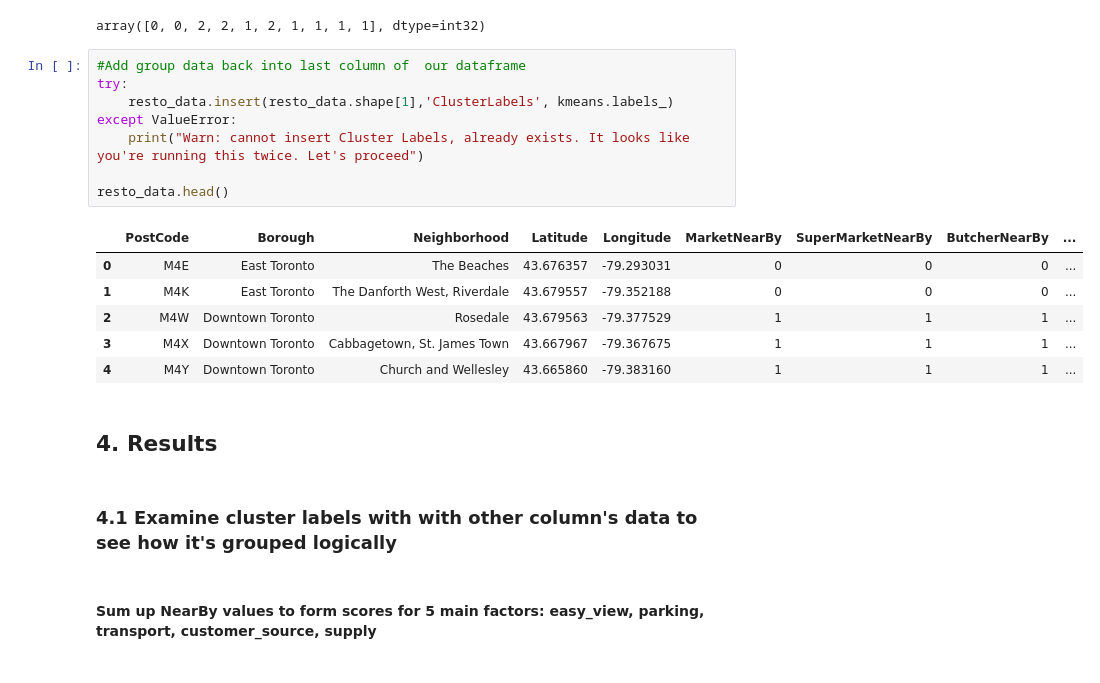
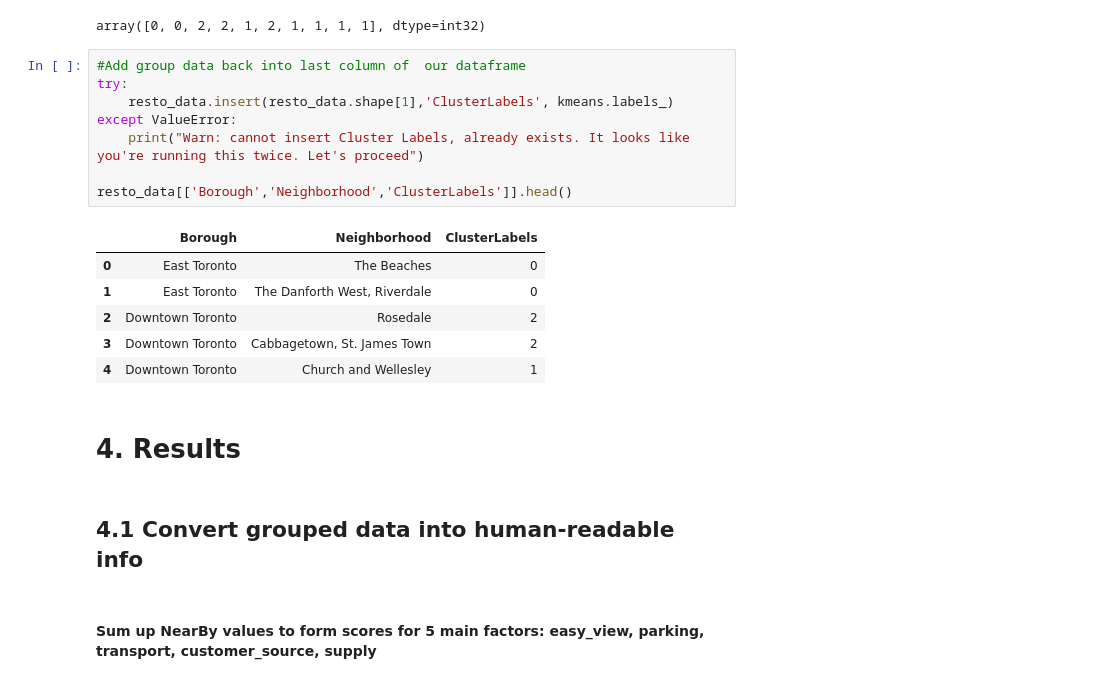
Before and after one commit to kembox/Coursera_Capstone, a Jupyter notebook: Toronto_restaurant_location_analysis.ipynb, the cells around one changed output. Drawn from its saved outputs; the diff is of its cells as text.

```diff
--- a/Toronto_restaurant_location_analysis.ipynb
+++ b/Toronto_restaurant_location_analysis.ipynb
@@ -270,22 +265,22 @@ array([0, 0, 2, 2, 1, 2, 1, 1, 1, 1], dtype=int32)
 # %%
 #Add group data back into last column of  our dataframe
 try:
     resto_data.insert(resto_data.shape[1],'ClusterLabels', kmeans.labels_)
 except ValueError:
     print("Warn: cannot insert Cluster Labels, already exists. It looks like you're running this twice. Let's proceed")
 
-resto_data.head()
+resto_data[['Borough','Neighborhood','ClusterLabels']].head()
 # %% [output]
-|  | PostCode | Borough | Neighborhood | Latitude | Longitude | MarketNearBy | SuperMarketNearBy | ButcherNearBy | ... |
-| 0 | M4E | East Toronto | The Beaches | 43.676357 | -79.293031 | 0 | 0 | 0 | ... |
-| 1 | M4K | East Toronto | The Danforth West, Riverdale | 43.679557 | -79.352188 | 0 | 0 | 0 | ... |
-| 2 | M4W | Downtown Toronto | Rosedale | 43.679563 | -79.377529 | 1 | 1 | 1 | ... |
-| 3 | M4X | Downtown Toronto | Cabbagetown, St. James Town | 43.667967 | -79.367675 | 1 | 1 | 1 | ... |
-| 4 | M4Y | Downtown Toronto | Church and Wellesley | 43.665860 | -79.383160 | 1 | 1 | 1 | ... |
+|  | Borough | Neighborhood | ClusterLabels |
+| 0 | East Toronto | The Beaches | 0 |
+| 1 | East Toronto | The Danforth West, Riverdale | 0 |
+| 2 | Downtown Toronto | Rosedale | 2 |
+| 3 | Downtown Toronto | Cabbagetown, St. James Town | 2 |
+| 4 | Downtown Toronto | Church and Wellesley | 1 |
 # %% [markdown]
-## 4. Results
+# 4. Results
-# %% [markdown]
-### 4.1 Examine cluster labels with with other column's data to see how it's grouped logically
+# %% [markdown]
+## 4.1 Convert grouped data into human-readable info
 # %% [markdown]
 #### Sum up NearBy values to form  scores for 5 main factors: easy_view, parking, transport, customer_source, supply
 # %%
```
Also changed, not shown: parts of 7 cells of this notebook.
